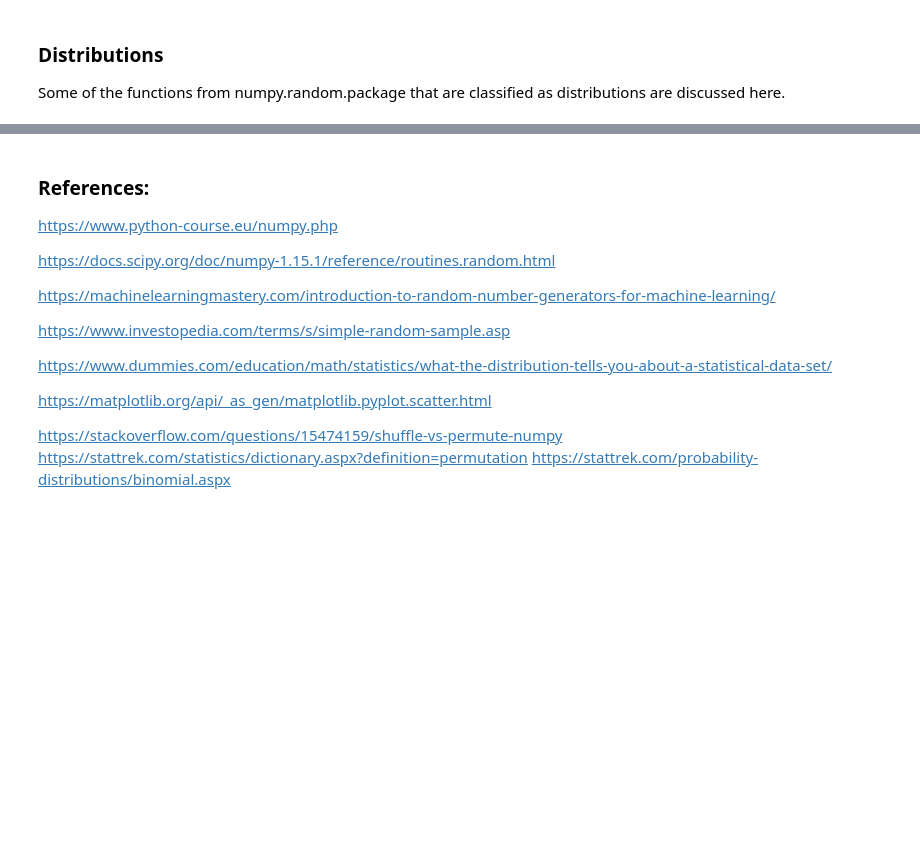
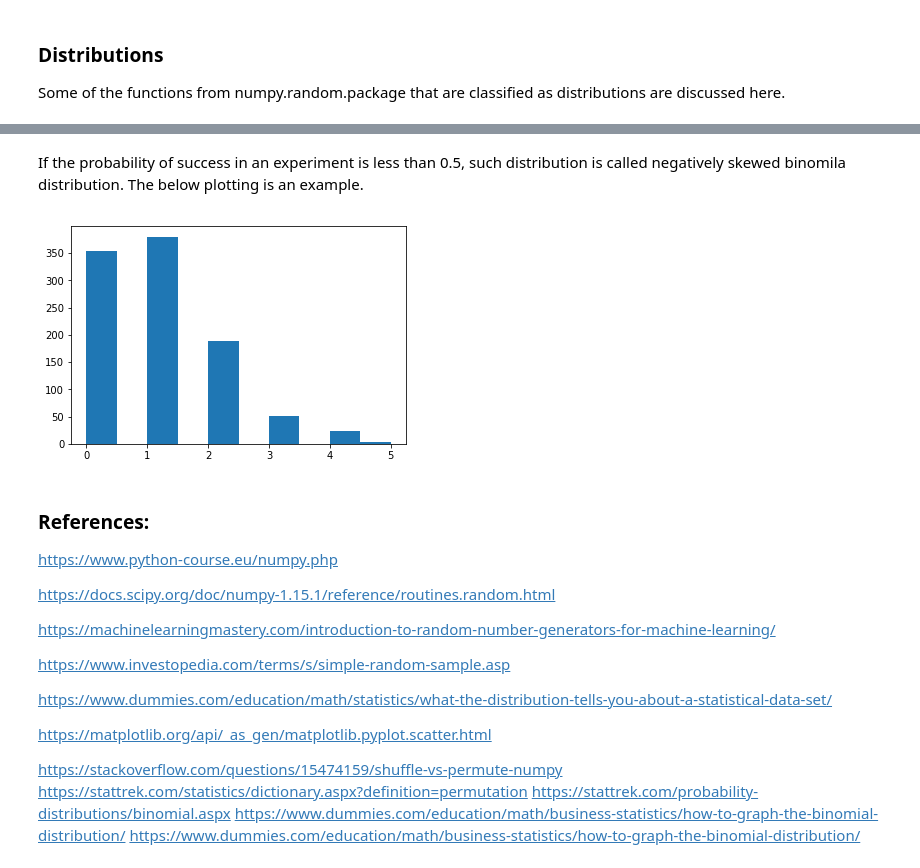
Before and after one commit to shammas012/NumpyRandom, a Jupyter notebook: NumpyRandomPackage.ipynb, the cells around one changed output, grey strips where cells are left out. Saved outputs shown, nothing was run; the diff lists cells and outputs as text; code cells hidden in the pictures; blank space fills up the shorter version.

```diff
--- a/NumpyRandomPackage.ipynb
+++ b/NumpyRandomPackage.ipynb
@@ -235,3 +254,12 @@ Some of the functions from numpy.random.package that are classified as distribut
+# %% [markdown]
+If the probability of success in an experiment is less than 0.5, such distribution is called negatively skewed binomila distribution. The below plotting is an example.
+# %%
+n, p = 10, .1  # number of trials, probability of each trial
+s = np.random.binomial(n, p, 1000)
+plt.hist(s)
+plt.show()
+# %% [output]
+[figure, added]
 # %% [markdown]
 ### References:
 
@@ -250,3 +278,5 @@ https://matplotlib.org/api/_as_gen/matplotlib.pyplot.scatter.html
 https://stackoverflow.com/questions/15474159/shuffle-vs-permute-numpy
 https://stattrek.com/statistics/dictionary.aspx?definition=permutation
 https://stattrek.com/probability-distributions/binomial.aspx
+https://www.dummies.com/education/math/business-statistics/how-to-graph-the-binomial-distribution/
+https://www.dummies.com/education/math/business-statistics/how-to-graph-the-binomial-distribution/
```
Also changed, not shown: parts of 5 cells of this notebook.
